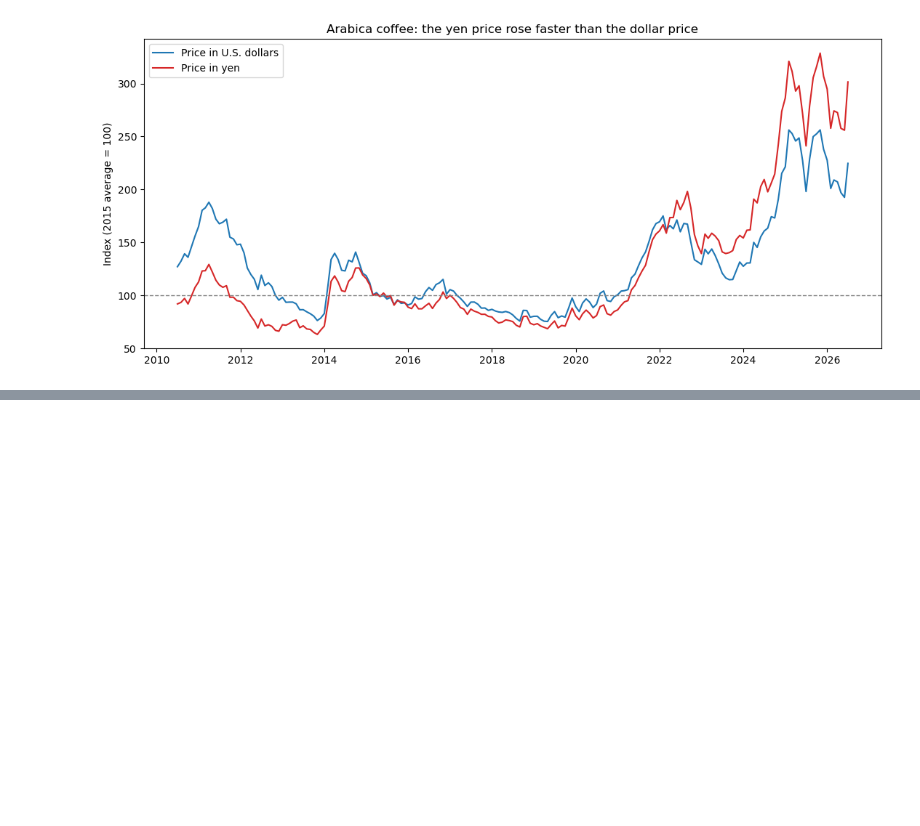
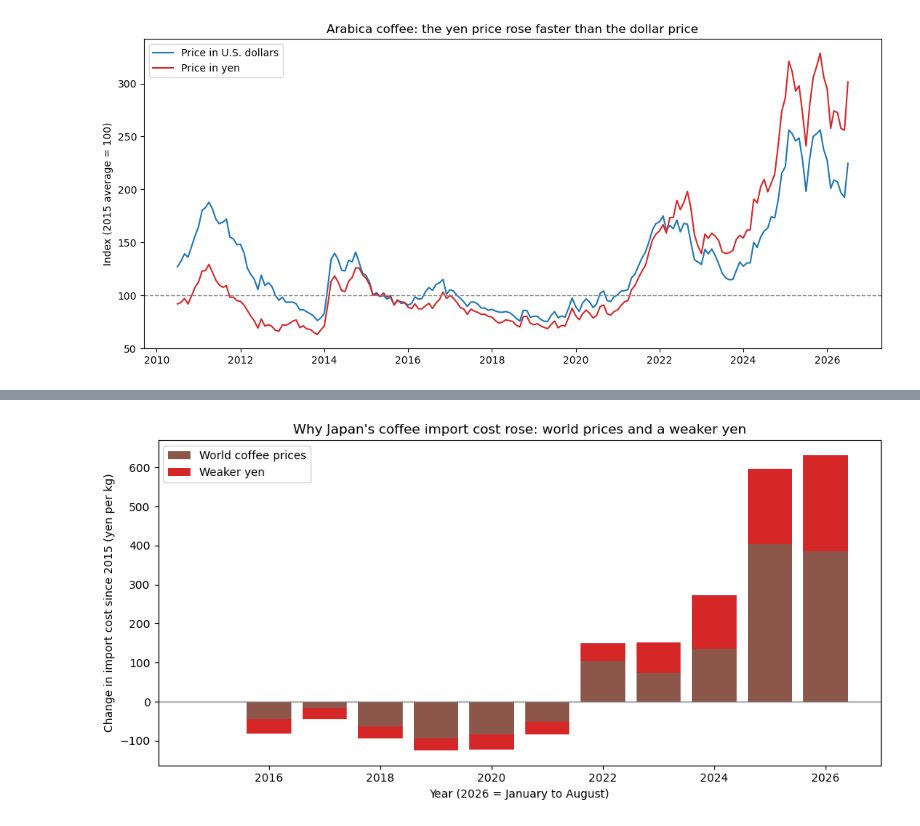
Before and after one commit to reyadriancol/coffee-yen-project, a Jupyter notebook: notebooks/01_first_look.ipynb, the cells around one changed output, grey strips where cells are left out. Cells and saved outputs as stored; diff of their text form; code cells hidden in the pictures; blank space fills up the shorter version.

```diff
--- a/notebooks/01_first_look.ipynb
+++ b/notebooks/01_first_look.ipynb
@@ -164,0 +289,10 @@ plt.show()
+# %%
+combined["year"] = combined["month"].dt.year
+
+# Average import cost (yen per kg) and exchange rate (yen per dollar) for each year
+yearly = combined.groupby("year")[["import_yen_kg", "yen_per_usd"]].mean()
+
+# Keep 2015 onward, since 2015 is our baseline
+yearly = yearly.loc[2015:]
+
+yearly.round(1)
@@ -164,0 +314,16 @@ plt.show()
+# %%
+# Japan's import cost in U.S. dollars per kg (yen price / exchange rate)
+yearly["import_usd_kg"] = yearly["import_yen_kg"] / yearly["yen_per_usd"]
+
+# Baseline values from 2015
+base_yen_price = yearly.loc[2015, "import_yen_kg"]
+base_fx = yearly.loc[2015, "yen_per_usd"]
+
+# "What if" price: this year's dollar price, but converted at the 2015 exchange rate
+yearly["whatif_yen_kg"] = yearly["import_usd_kg"] * base_fx
+
+# Split the change since 2015 into two parts (in yen per kg)
+yearly["coffee_market_effect"] = yearly["whatif_yen_kg"] - base_yen_price
+yearly["weak_yen_effect"] = yearly["import_yen_kg"] - yearly["whatif_yen_kg"]
+
+yearly[["import_yen_kg", "whatif_yen_kg", "coffee_market_effect", "weak_yen_effect"]].round(0)
@@ -164,0 +345,19 @@ plt.show()
+# %%
+# Stacked bars: each bar is the total increase since 2015, split into its two causes
+fig, ax = plt.subplots(figsize=(10, 5))
+ax.bar(yearly.index, yearly["coffee_market_effect"], label="World coffee prices", color="tab:brown")
+ax.bar(yearly.index, yearly["weak_yen_effect"], bottom=yearly["coffee_market_effect"],
+       label="Weaker yen", color="tab:red")
+
+# Line at zero (the 2015 level)
+ax.axhline(0, color="gray", linewidth=1)
+
+# Labels and title
+ax.set_title("Why Japan's coffee import cost rose: world prices and a weaker yen")
+ax.set_ylabel("Change in import cost since 2015 (yen per kg)")
+ax.set_xlabel("Year (2026 = January to August)")
+ax.legend()
+plt.tight_layout()
+plt.show()
+# %% [output]
+[figure, added]
```
Also changed, not shown: parts of 23 cells of this notebook, 4 other files.
